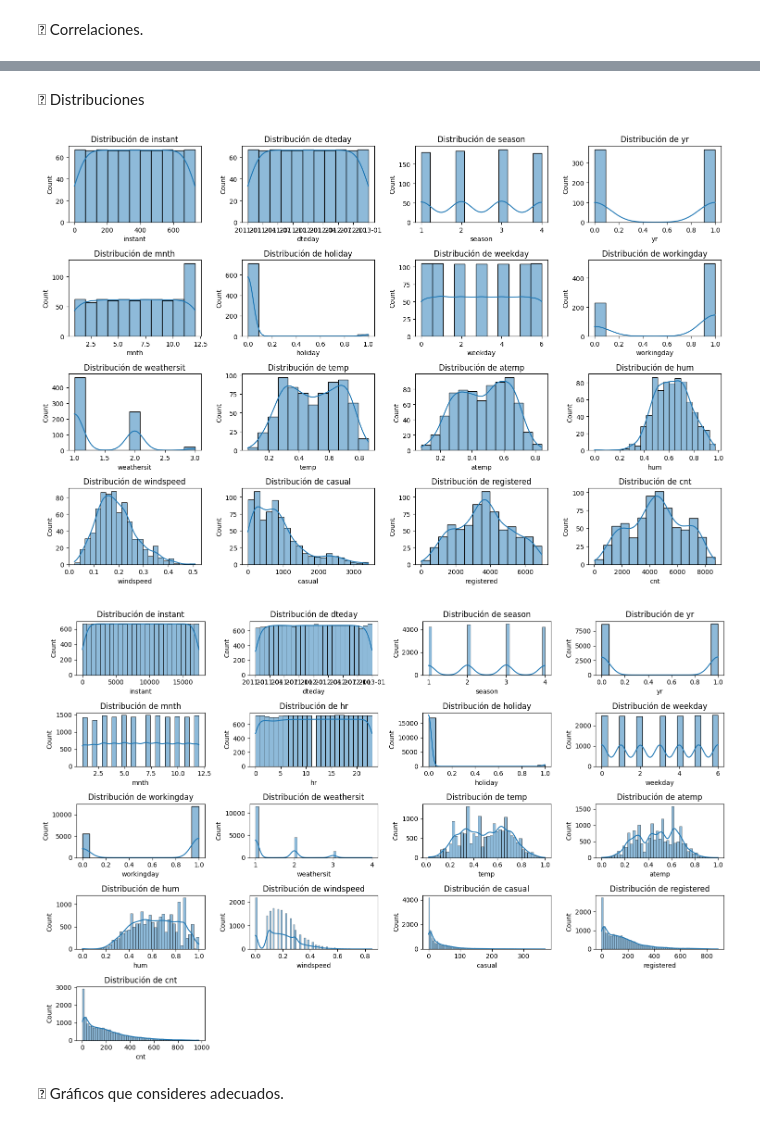
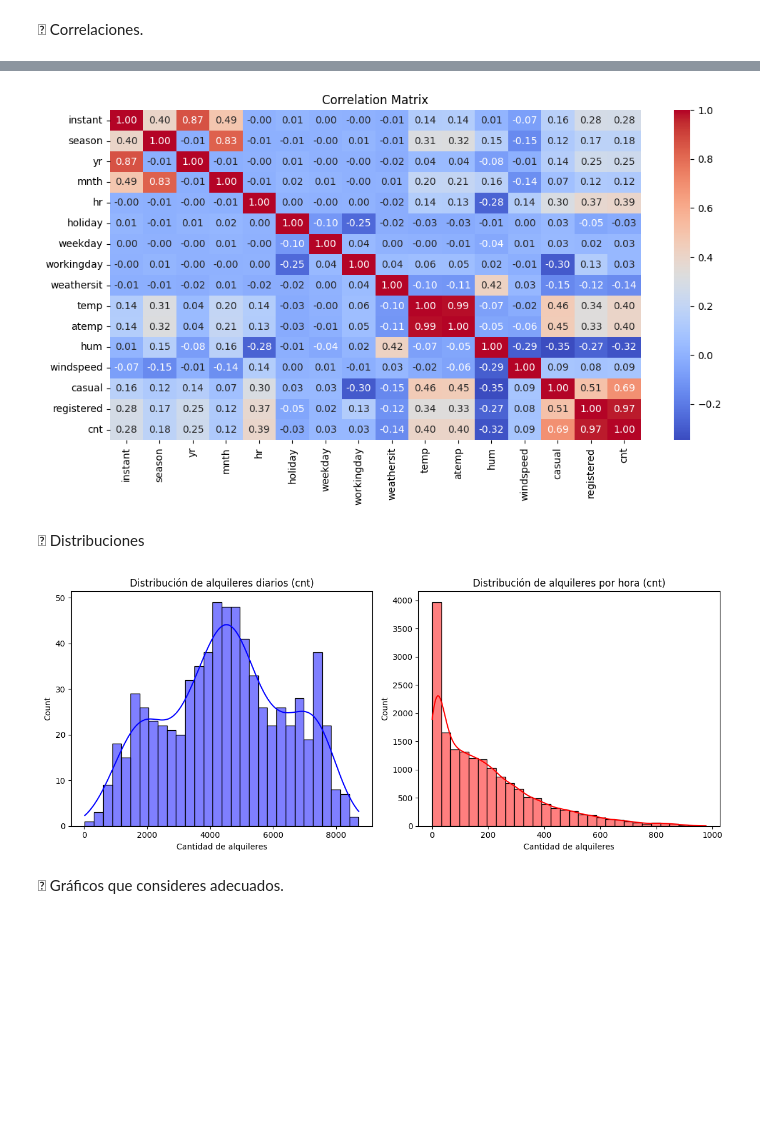
Before and after one commit to oscardbocanegra/Universidad, a Jupyter notebook: aprendizaje_automatico_mineria_datos/act1/solve_act.ipynb, the cells around one changed output, grey strips where cells are left out. Saved outputs shown, nothing was run; the diff lists cells and outputs as text; code cells hidden in the pictures; blank space fills up the shorter version.

```diff
--- a/aprendizaje_automatico_mineria_datos/act1/solve_act.ipynb
+++ b/aprendizaje_automatico_mineria_datos/act1/solve_act.ipynb
@@ -196,29 +221,41 @@ cnt        -0.322911   0.093234  0.694564    0.972151  1.000000
+# %%
+# Select only numeric columns
+numeric_df = df2_hour.select_dtypes(include=['number'])
+
+# Compute correlation matrix
+corr_matrix = numeric_df.corr()
+
+# Plot heatmap
+import seaborn as sns
+import matplotlib.pyplot as plt
+
+plt.figure(figsize=(12, 6))
+sns.heatmap(corr_matrix, annot=True, fmt=".2f", cmap="coolwarm")
+plt.title("Correlation Matrix")
+plt.show()
+# %% [output]
+[figure, added]
 # %% [markdown]
 	Distribuciones
-# %%
-import seaborn as sns
-
-import matplotlib.pyplot as plt
-
-# Distribuciones para el dataframe df_day
-plt.figure(figsize=(15, 10))
-for i, column in enumerate(df_day.columns, 1):
-    plt.subplot(4, 4, i)
-    sns.histplot(df_day[column], kde=True)
-    plt.title(f'Distribución de {column}')
-plt.tight_layout()
-plt.show()
-
-# Distribuciones para el dataframe df2_hour
-plt.figure(figsize=(15, 10))
-for i, column in enumerate(df2_hour.columns, 1):
-    plt.subplot(5, 4, i)
-    sns.histplot(df2_hour[column], kde=True)
-    plt.title(f'Distribución de {column}')
-plt.tight_layout()
-plt.show()
-# %% [output]
-[figure, removed]
-[figure, removed]
+# %%
+# Visualización de la distribución de la variable cnt
+plt.figure(figsize=(12, 5))
+
+# Distribución en datos diarios
+plt.subplot(1, 2, 1)
+sns.histplot(df_day["cnt"], bins=30, kde=True, color="blue")
+plt.title("Distribución de alquileres diarios (cnt)")
+plt.xlabel("Cantidad de alquileres")
+
+# Distribución en datos horarios
+plt.subplot(1, 2, 2)
+sns.histplot(df2_hour["cnt"], bins=30, kde=True, color="red")
+plt.title("Distribución de alquileres por hora (cnt)")
+plt.xlabel("Cantidad de alquileres")
+
+plt.tight_layout()
+plt.show()
+# %% [output]
+[figure, added]
 # %% [markdown]
 	Gráficos que consideres adecuados.
```
Also changed, not shown: parts of 14 cells of this notebook, 5 other files.
